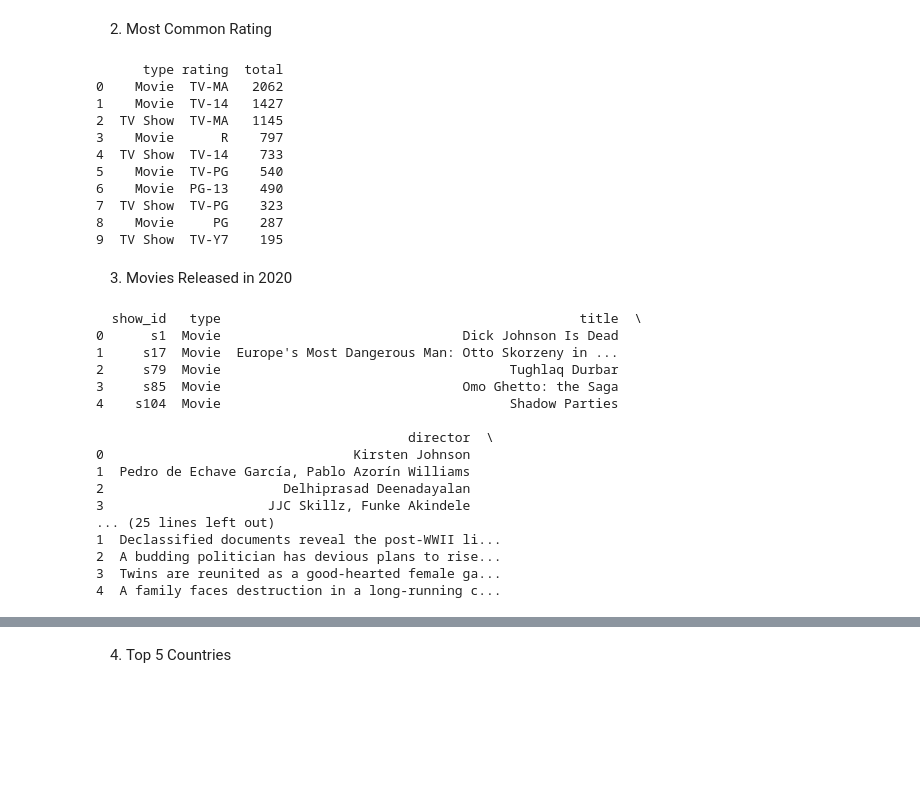
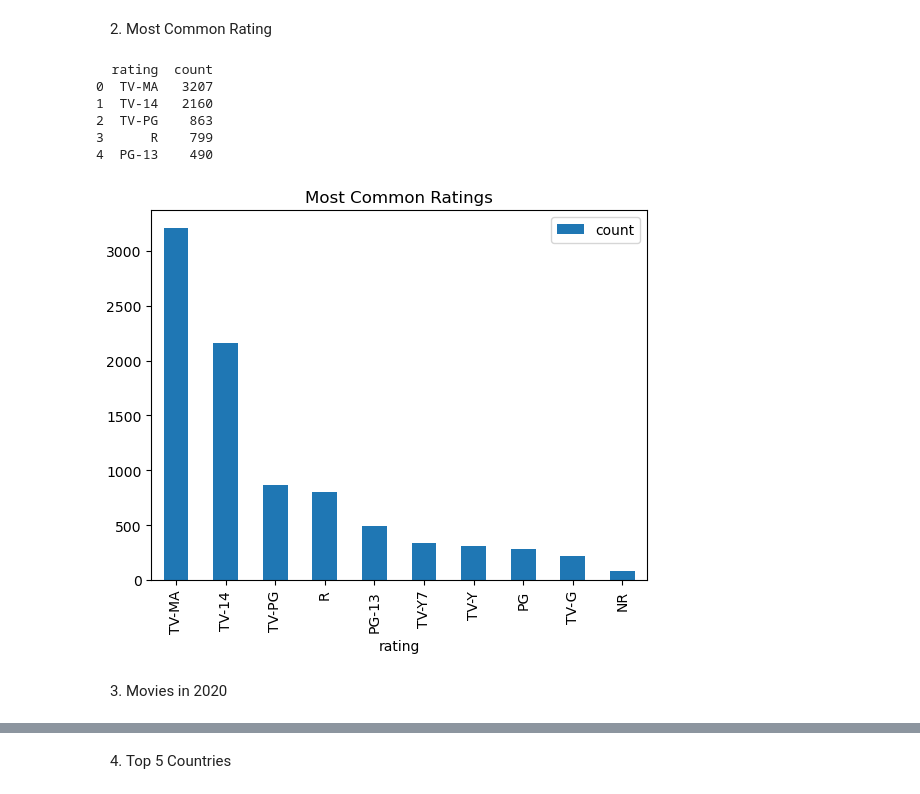
Before and after one commit to jerrykojo/PYTHON_TRAINING, a Jupyter notebook: PythonScriptsToPerformDataAnalytics.ipynb, the cells around one changed output, grey strips where cells are left out. Saved outputs shown, nothing was run; the diff lists cells and outputs as text; code cells hidden in the pictures; blank space fills up the shorter version.

```diff
--- a/PythonScriptsToPerformDataAnalytics.ipynb
+++ b/PythonScriptsToPerformDataAnalytics.ipynb
@@ -112,53 +115,24 @@ plt.show()
 # %% [markdown]
 2. Most Common Rating
 # %%
-query = """
-SELECT type, rating, COUNT(*) AS total
+q2 = pd.read_sql("""
+SELECT rating, COUNT(*) count
 FROM Netflix
-GROUP BY type, rating
-ORDER BY total DESC
-"""
+GROUP BY rating
+ORDER BY count DESC
+""", engine)
 
-df2 = pd.read_sql(query, conn)
-print(df2.head(10))
+print(q2.head())
+
+q2.head(10).plot(kind='bar', x='rating', y='count', title='Most Common Ratings')
+plt.show()
 # %% [output]
-      type rating  total
-0    Movie  TV-MA   2062
-1    Movie  TV-14   1427
-2  TV Show  TV-MA   1145
-3    Movie      R    797
-4  TV Show  TV-14    733
-5    Movie  TV-PG    540
-6    Movie  PG-13    490
-7  TV Show  TV-PG    323
-8    Movie     PG    287
-9  TV Show  TV-Y7    195
+  rating  count
+0  TV-MA   3207
+1  TV-14   2160
+2  TV-PG    863
+3      R    799
+4  PG-13    490
+[figure, added]
 # %% [markdown]
-3. Movies Released in 2020
+3. Movies in 2020
-# %%
-query = """
-SELECT *
-FROM Netflix
-WHERE type='Movie' AND release_year=2020
-"""
-
-df3 = pd.read_sql(query, conn)
-print(df3.head())
-# %% [output]
-  show_id   type                                              title  \
-0      s1  Movie                               Dick Johnson Is Dead
-1     s17  Movie  Europe's Most Dangerous Man: Otto Skorzeny in ...
-2     s79  Movie                                     Tughlaq Durbar
-3     s85  Movie                               Omo Ghetto: the Saga
-4    s104  Movie                                     Shadow Parties
-
-                                        director  \
-0                                Kirsten Johnson
-1  Pedro de Echave García, Pablo Azorín Williams
-2                       Delhiprasad Deenadayalan
-3                     JJC Skillz, Funke Akindele
-... (25 lines left out)
-1  Declassified documents reveal the post-WWII li...
-2  A budding politician has devious plans to rise...
-3  Twins are reunited as a good-hearted female ga...
-4  A family faces destruction in a long-running c...
```
Also changed, not shown: parts of 46 cells of this notebook.
